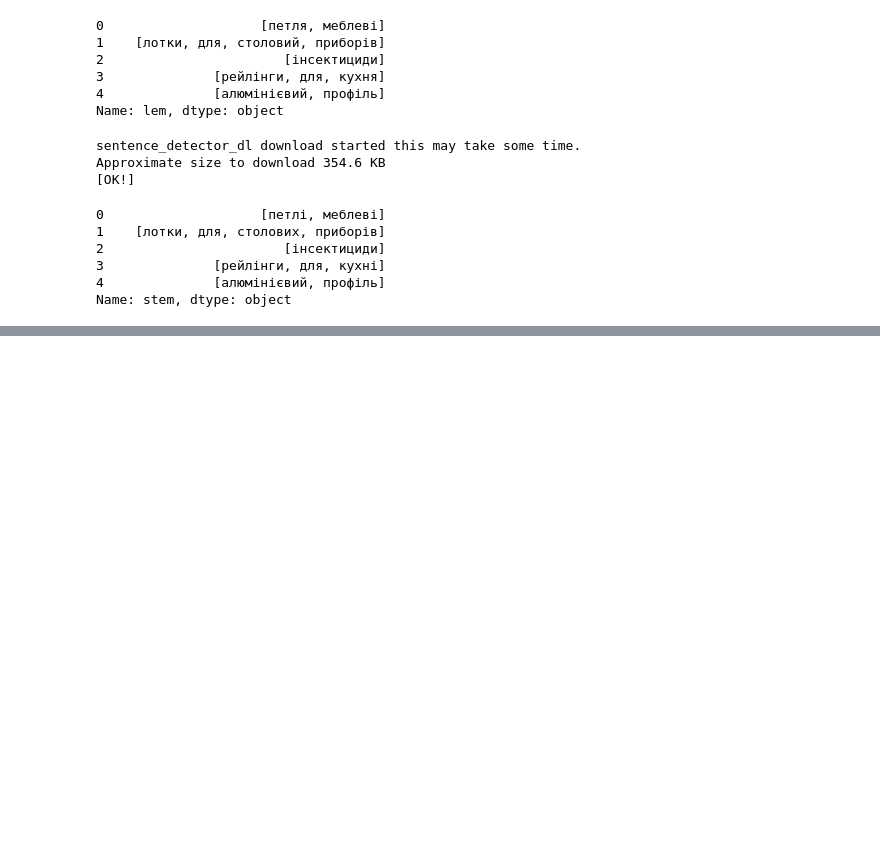
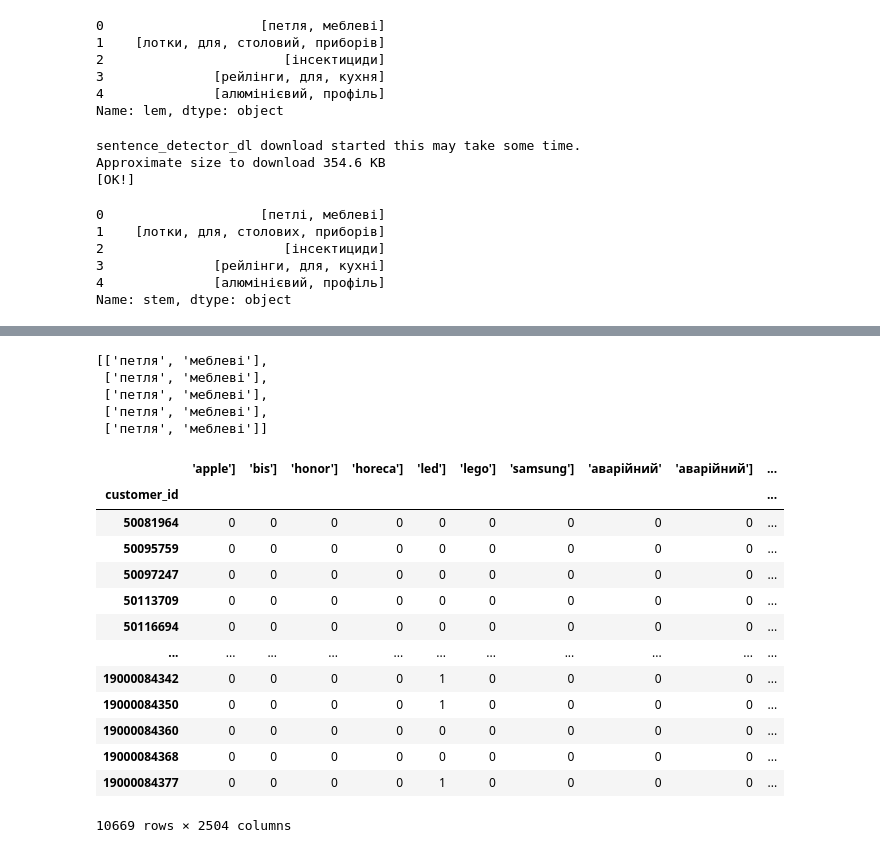
Before and after one commit to denisvivdenko/recommended-system-with-nlp, a Jupyter notebook: recommended_systems.ipynb, the cells around one changed output, grey strips where cells are left out. Saved outputs shown, nothing was run; the diff lists cells and outputs as text; code cells hidden in the pictures; blank space fills up the shorter version.

Commit message:
feat: add lemmatizer and pivot table

```diff
--- a/recommended_systems.ipynb
+++ b/recommended_systems.ipynb
@@ -193,0 +291,2 @@ Name: lem, dtype: object
+# %%
+lemma_categories.rename({"document": "category"}, axis=1, inplace=True)
@@ -193,0 +311,2 @@ Name: lem, dtype: object
+# %%
+ndf = ndf.merge(lemma_categories, on="category")
@@ -193,0 +338,10 @@ Name: lem, dtype: object
+# %%
+customers_queries = ndf.set_index(["customer_id", "date"]).drop("category", axis=1)
+# %%
+customers_queries.head()["lem"].tolist()
+# %% [output]
+[['петля', 'меблеві'],
+ ['петля', 'меблеві'],
+ ['петля', 'меблеві'],
+ ['петля', 'меблеві'],
+ ['петля', 'меблеві']]
@@ -193,0 +350,19 @@ Name: lem, dtype: object
+# %%
+customers_queries["lem"] = customers_queries["lem"].astype(str)
+# %%
+customers_queries.lem.str.split(",\s*", expand=True).iloc[:].stack().reset_index().pivot_table(index="customer_id", columns=0, fill_value=0, aggfunc='size')
+# %% [output]
+|  | 'apple'] | 'bis'] | 'honor'] | 'horeca'] | 'led'] | 'lego'] | 'samsung'] | 'аварійний' | 'аварійний'] | ... |
+| customer_id |  |  |  |  |  |  |  |  |  | ... |
+| 50081964 | 0 | 0 | 0 | 0 | 0 | 0 | 0 | 0 | 0 | ... |
+| 50095759 | 0 | 0 | 0 | 0 | 0 | 0 | 0 | 0 | 0 | ... |
+| 50097247 | 0 | 0 | 0 | 0 | 0 | 0 | 0 | 0 | 0 | ... |
+| 50113709 | 0 | 0 | 0 | 0 | 0 | 0 | 0 | 0 | 0 | ... |
+| 50116694 | 0 | 0 | 0 | 0 | 0 | 0 | 0 | 0 | 0 | ... |
+| ... | ... | ... | ... | ... | ... | ... | ... | ... | ... | ... |
+| 19000084342 | 0 | 0 | 0 | 0 | 1 | 0 | 0 | 0 | 0 | ... |
+| 19000084350 | 0 | 0 | 0 | 0 | 1 | 0 | 0 | 0 | 0 | ... |
+| 19000084360 | 0 | 0 | 0 | 0 | 0 | 0 | 0 | 0 | 0 | ... |
+| 19000084368 | 0 | 0 | 0 | 0 | 0 | 0 | 0 | 0 | 0 | ... |
+| 19000084377 | 0 | 0 | 0 | 0 | 1 | 0 | 0 | 0 | 0 | ... |
+10669 rows × 2504 columns
```
Also changed, not shown: parts of 28 cells of this notebook.
